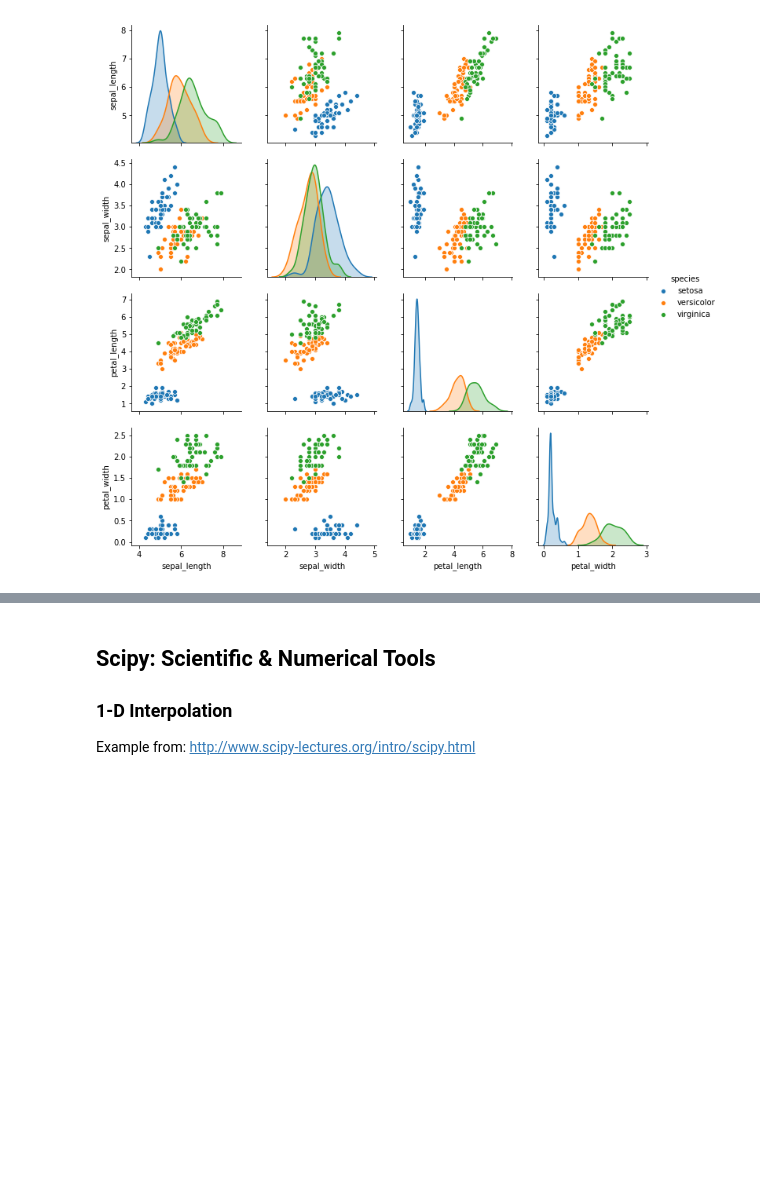
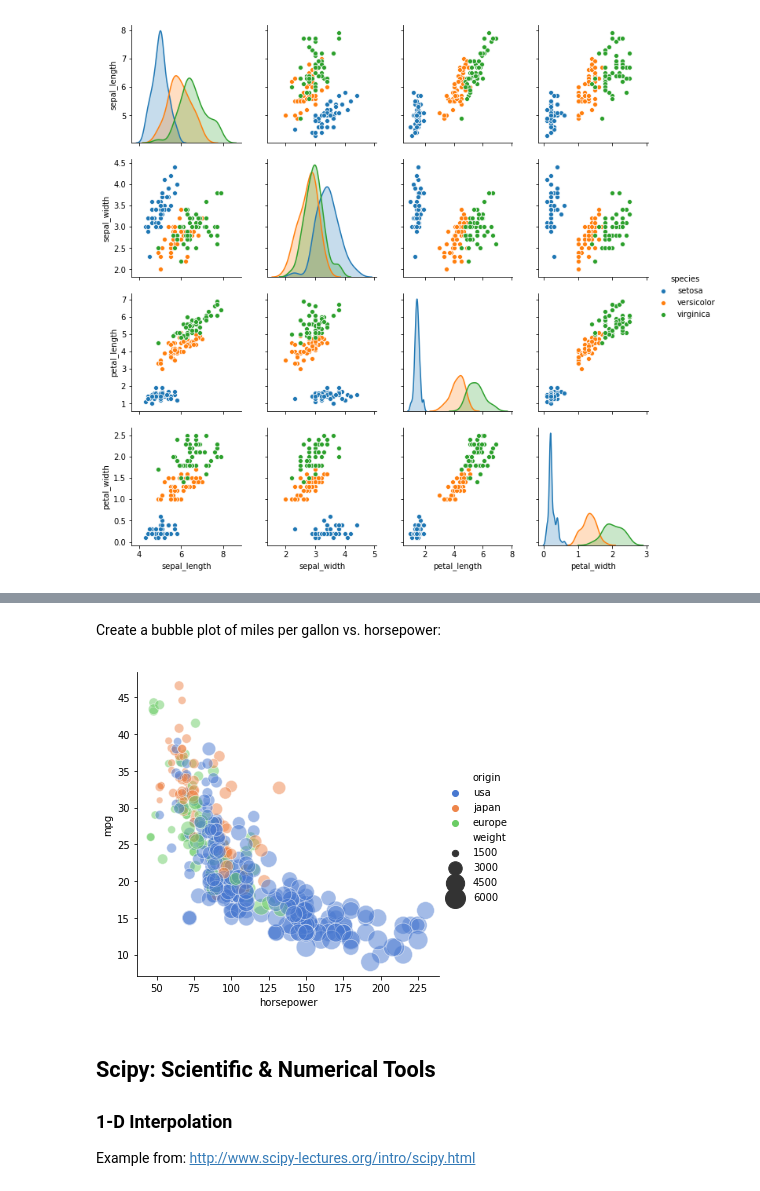
Before and after one commit to jenfly/eoas-python, a Jupyter notebook: example-notebook.ipynb, the cells around one changed output, grey strips where cells are left out. Drawn from its saved outputs; the diff is of its cells as text; code cells hidden in the pictures; blank space fills up the shorter version.

Commit message:
Add bubble plot of mpg data

```diff
--- a/example-notebook.ipynb
+++ b/example-notebook.ipynb
@@ -69,0 +76,3 @@ sns.pairplot(data=iris, hue='species');
+# %%
+mpg = sns.load_dataset('mpg')
+mpg.head()
@@ -70,3 +86,10 @@ sns.pairplot(data=iris, hue='species');
+# %% [markdown]
+Create a bubble plot of miles per gallon vs. horsepower:
+# %%
+sns.relplot(data=mpg, x='horsepower', y='mpg', hue='origin', size='weight',
+            sizes=(40, 400), alpha=0.5, palette="muted", height=5);
+# %% [output]
+[figure, added]
 # %% [markdown]
 ## Scipy: Scientific & Numerical Tools
 
```
Also changed, not shown: parts of 3 cells of this notebook.
